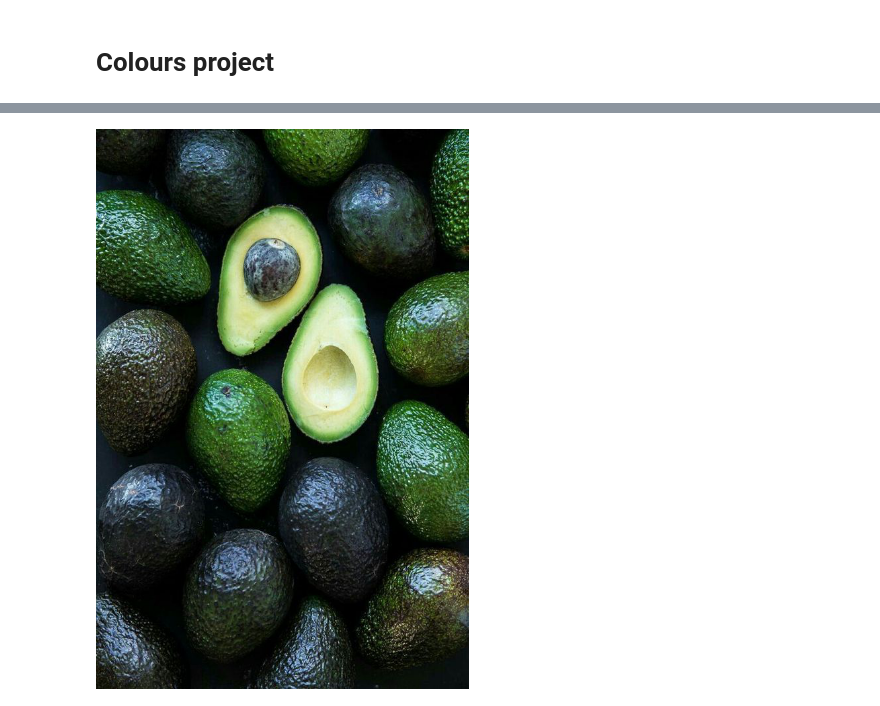
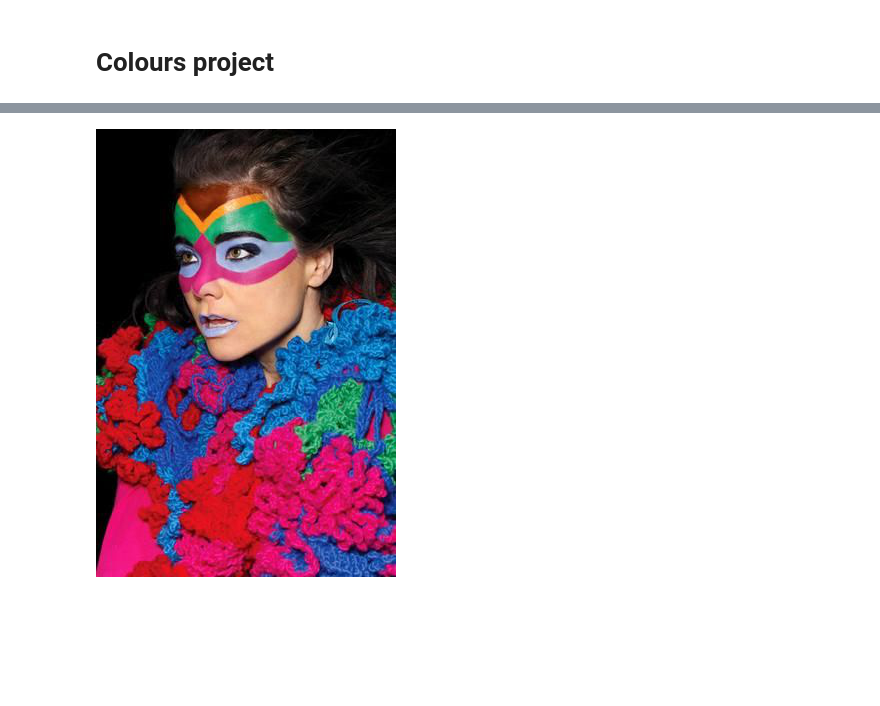
Before and after one commit to mercedesabril/Colour-Clustering, a Jupyter notebook: colours.ipynb, the cells around one changed output, grey strips where cells are left out. Drawn from its saved outputs; the diff is of its cells as text; code cells hidden in the pictures; blank space fills up the shorter version.

```diff
--- a/colours.ipynb
+++ b/colours.ipynb
@@ -69,6 +101,18 @@ def RGB_image(values, outputname, img, size):
     return(final)
 # %%
 def colors_plot(colors, size, img, name):
+    '''
+    Palette plotter
+
+    - Description:
+        Given certain RGB value or values, plots side by side an image and those RGB values
+
+    - Parameters:
+        colors: list of RGB values to plot
+        size: image size (width and height)
+        img: image data
+        name: name of the image
+    '''
 
     if not os.path.isdir("ColorPalette"):
         os.makedirs("ColorPalette")
@@ -102,18 +146,31 @@ import scipy.misc
 import scipy.cluster
 
 def ColorClustering(num_cluster, image):
+    '''
+    Color Clustering
+
+    - Description:
+        Using K-means clustering extracts the principal color present in an image.
+        This function uses double clustering, the first one extracts the num_cluster[0] principal
+        colors from an image, then the second one clusters those colors in num_cluster[1] colors.
+
+    -Parameters:
+        num_cluster: list of clusters of length 2
+        image: image data
+    '''
+
     ar = np.asarray(image)
     shape = ar.shape
     ar = ar.reshape(scipy.product(shape[:2]), shape[2]).astype(float)
 
-    codes, dist = scipy.cluster.vq.kmeans(ar, 15)
+    codes, dist = scipy.cluster.vq.kmeans(ar, num_cluster[0])
     codes = np.around(codes)
     codes = codes.astype(int)
     firstcluster= list(map(tuple, codes))
 
     secondcluster = np.asarray(firstcluster).astype(float)
     shape = secondcluster.shape
-    codes, dist = scipy.cluster.vq.kmeans(secondcluster, num_cluster)
+    codes, dist = scipy.cluster.vq.kmeans(secondcluster, num_cluster[1])
     codes = np.around(codes)
     codes = codes.astype(int)
     final = list(map(tuple, codes))
@@ -124,7 +181,7 @@ class ImageAnalizer(object):
 
     def __init__(self, path, num_clusters):
         self.path = path
-        self.name = path.split(".", 1)[0]
+        self.name = path.split('/')[1].split(".", 1)[0]
         self.img = Image.open(path)
         self.pix = self.img.load()
         self.size = self.img.size
@@ -141,10 +198,10 @@ class ImageAnalizer(object):
     def Color_palette(self):
         return(colors_plot(self.colors, self.size, self.img, self.name))
 # %%
-Imagen = ImageAnalizer("av.jpg", 5)
+Imagen = ImageAnalizer("Imgs/bjork.jpg", [30,7])
 Imagen.img
 # %% [output]
-[figure, old version]
+[figure, new version]
 # %%
 Imagen.RGB_composite()
 # %%
```
Also changed, not shown: parts of 7 cells of this notebook, 19 other files.
